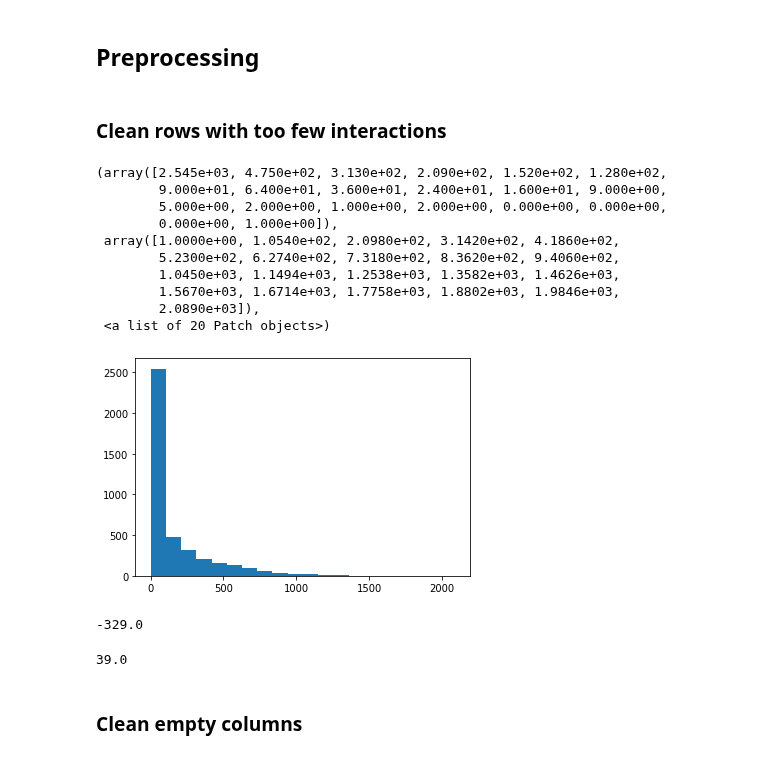
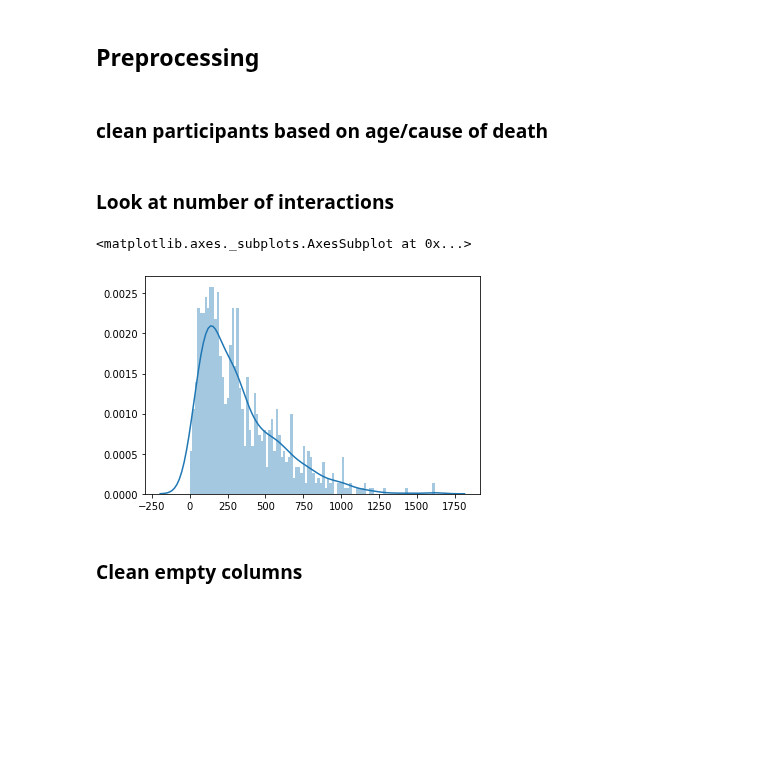
Before and after one commit to nataliavelez/OneHourOneLife, a Jupyter notebook: 6_database/nmf_database.ipynb, the cells around one changed output. Saved outputs shown, nothing was run; the diff lists cells and outputs as text; code cells hidden in the pictures; blank space fills up the shorter version.

```diff
--- a/6_database/nmf_database.ipynb
+++ b/6_database/nmf_database.ipynb
@@ -44,10 +45,12 @@ job_col = db.jobmatrix #collection
 n = job_col.estimated_document_count() #number of avatars
 m = len(job_col.find_one()['items']) #number of items
 jobMatrix = np.empty([n,m])
+avatarId = np.empty([n])
 
 i = 0 #counter
 for doc in job_col.find(): #iterate and build the job matrix
     jobMatrix[i,] = doc['items']
+    avatarId[i] = doc['avatar']
     i+=1
 
 itemDict = db.svd.find_one({"items":{'$exists': True}})['items'] # Create item dictionary
@@ -57,34 +60,20 @@ jobMatrix.shape
 (4072, 2991)
 # %% [markdown]
 ## Preprocessing
-# %% [markdown]
-### Clean rows with too few interactions
+# %% [markdown]
+### clean participants based on age/cause of death
+# %%
+playerDF = pd.DataFrame(db.lifelogs.find({"avatar":{"$in":list(avatarId)}})) #query for avatar ids
+#set up some filters
+playerDF = playerDF[(playerDF['age']>=14) & (playerDF['cause_of_death'] != 'disconnect')] #remove people
+# %%
+#create new cleaned job matrix
+jobMatrix = np.array([q['items'] for q in db.jobmatrix.find({'avatar': {"$in": list(playerDF['avatar'])}})])
+avatarId = [q['avatar'] for q in db.jobmatrix.find({'avatar': {"$in": list(playerDF['avatar'])}})]
+# %% [markdown]
+### Look at number of interactions
 # %%
-plt.hist(jobMatrix.sum(axis = 1), bins = 20) #histrogram of item iteractions
+sns.distplot(jobMatrix.sum(axis = 1), bins = 100) #histrogram of item iteractions
 # %% [output]
-(array([2.545e+03, 4.750e+02, 3.130e+02, 2.090e+02, 1.520e+02, 1.280e+02,
-        9.000e+01, 6.400e+01, 3.600e+01, 2.400e+01, 1.600e+01, 9.000e+00,
-        5.000e+00, 2.000e+00, 1.000e+00, 2.000e+00, 0.000e+00, 0.000e+00,
-        0.000e+00, 1.000e+00]),
- array([1.0000e+00, 1.0540e+02, 2.0980e+02, 3.1420e+02, 4.1860e+02,
-        5.2300e+02, 6.2740e+02, 7.3180e+02, 8.3620e+02, 9.4060e+02,
-        1.0450e+03, 1.1494e+03, 1.2538e+03, 1.3582e+03, 1.4626e+03,
-        1.5670e+03, 1.6714e+03, 1.7758e+03, 1.8802e+03, 1.9846e+03,
-        2.0890e+03]),
- <a list of 20 Patch objects>)
+<matplotlib.axes._subplots.AxesSubplot at 0x...>
-[figure, old version]
+[figure, new version]
-# %%
-#Let's remove participants with the fewest item interactions using Tukey's outlier removal criterion
-Q1 = np.quantile(jobMatrix.sum(axis = 1),0.25) #25th percentile is only! 1 item interaction
-Q3 = np.quantile(jobMatrix.sum(axis = 1),0.75)
-IQR = Q3- Q1
-lowerRange = Q1 - (1.5 * IQR)
-lowerRange  #Nevermind, that's a negative number
-# %% [output]
--329.0
-# %%
-medianItems = np.quantile(jobMatrix.sum(axis = 1),0.50)
-#Median number of interactions is 39, let's use this for now as the cutoff
-medianItems
-# %% [output]
-39.0
```
Also changed, not shown: parts of 30 cells of this notebook.
